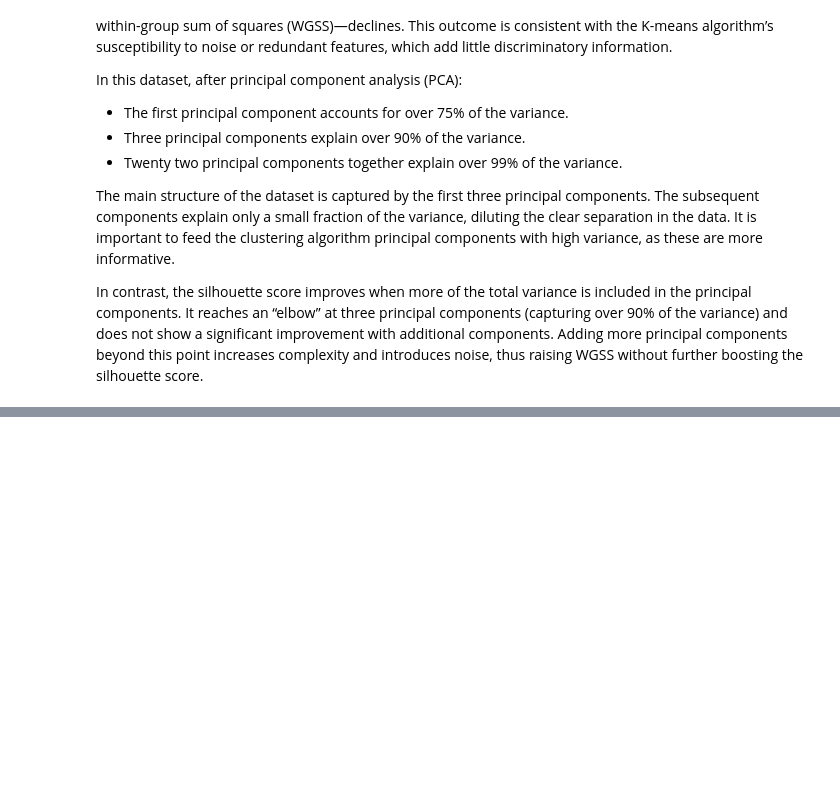
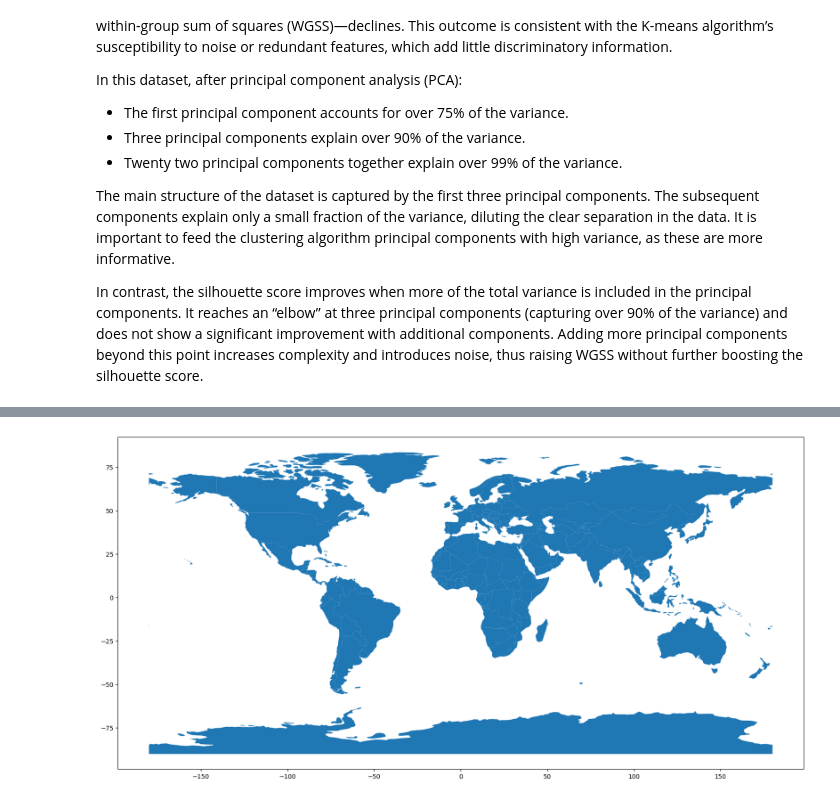
Before and after one commit to reebme/financial-attitudes-clustering, a Jupyter notebook: Notebooks/03_Clustering.ipynb, the cells around one changed output, grey strips where cells are left out. Drawn from its saved outputs; the diff is of its cells as text; code cells hidden in the pictures; blank space fills up the shorter version.

Commit message:
Draw a map of the world.

```diff
--- a/Notebooks/03_Clustering.ipynb
+++ b/Notebooks/03_Clustering.ipynb
@@ -163,0 +180,7 @@ In contrast, the silhouette score improves when more of the total variance is in
+# %%
+import geopandas as gpd
+#import geodatasets
+
+#Load the built-in world map
+world_file = "~/Portfolio/Data/Raw/ne_110m_admin_0_countries.shp"
+world = gpd.GeoDataFrame.from_file(world_file)
@@ -163,0 +197,9 @@ In contrast, the silhouette score improves when more of the total variance is in
+# %%
+import matplotlib.pyplot as plt
+
+
+fig, ax = plt.subplots(figsize=(20,20))
+world.plot(ax = ax)
+plt.show()
+# %% [output]
+[figure, added]
```
Also changed, not shown: parts of 14 cells of this notebook.
